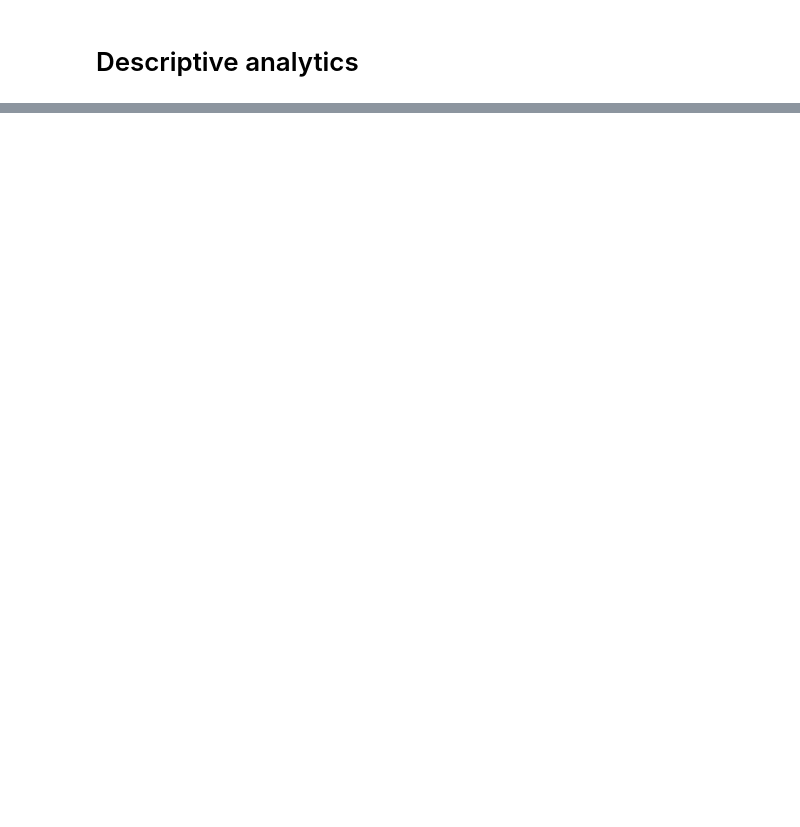
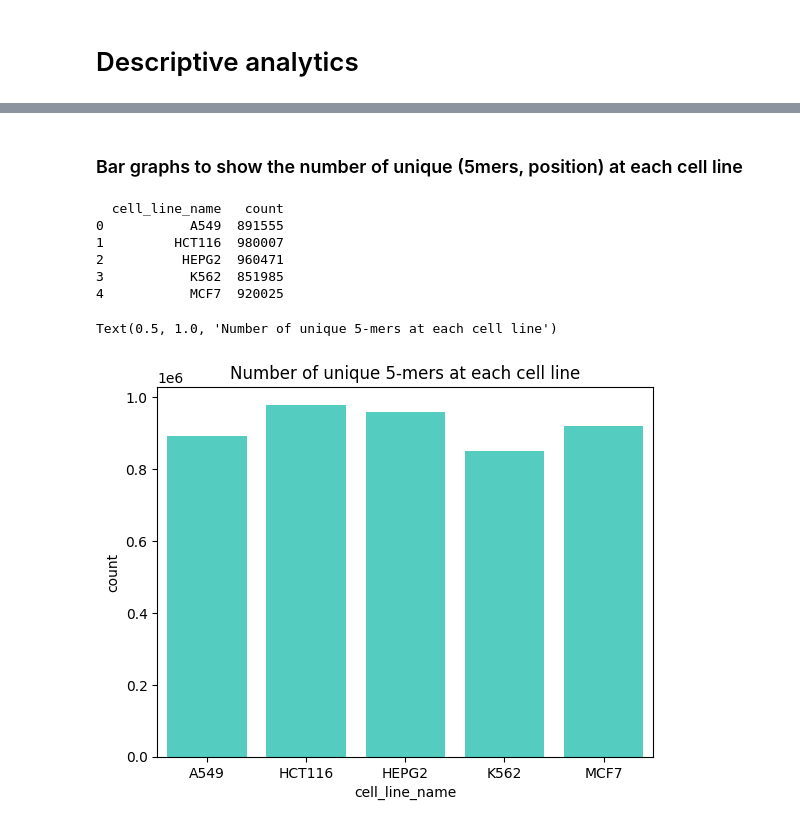
Before and after one commit to OYL02/helix4262, a Jupyter notebook: notebooks/task2.ipynb, the cells around one changed output, grey strips where cells are left out. Saved outputs shown, nothing was run; the diff lists cells and outputs as text; code cells hidden in the pictures; blank space fills up the shorter version.

```diff
--- a/notebooks/task2.ipynb
+++ b/notebooks/task2.ipynb
@@ -319,0 +166,19 @@ Index(['transcript_name', 'json_position', 'nucleotide_seq',
+# %% [markdown]
+### Bar graphs to show the number of unique (5mers, position) at each cell line
+# %%
+ns_df = agg_merged_df[['cell_line_name', 'nucleotide_seq', 'json_position']].drop_duplicates()
+ns_final_count = ns_df.groupby('cell_line_name').size().reset_index(name = "count")
+print(ns_final_count)
+# %% [output]
+  cell_line_name   count
+0           A549  891555
+1         HCT116  980007
+2          HEPG2  960471
+3           K562  851985
+4           MCF7  920025
+# %%
+sns.barplot(data = ns_final_count, x = 'cell_line_name', y = 'count', color = "turquoise")
+plt.title("Number of unique 5-mers at each cell line")
+# %% [output]
+Text(0.5, 1.0, 'Number of unique 5-mers at each cell line')
+[figure, added]
```
Also changed, not shown: parts of 40 cells of this notebook.
